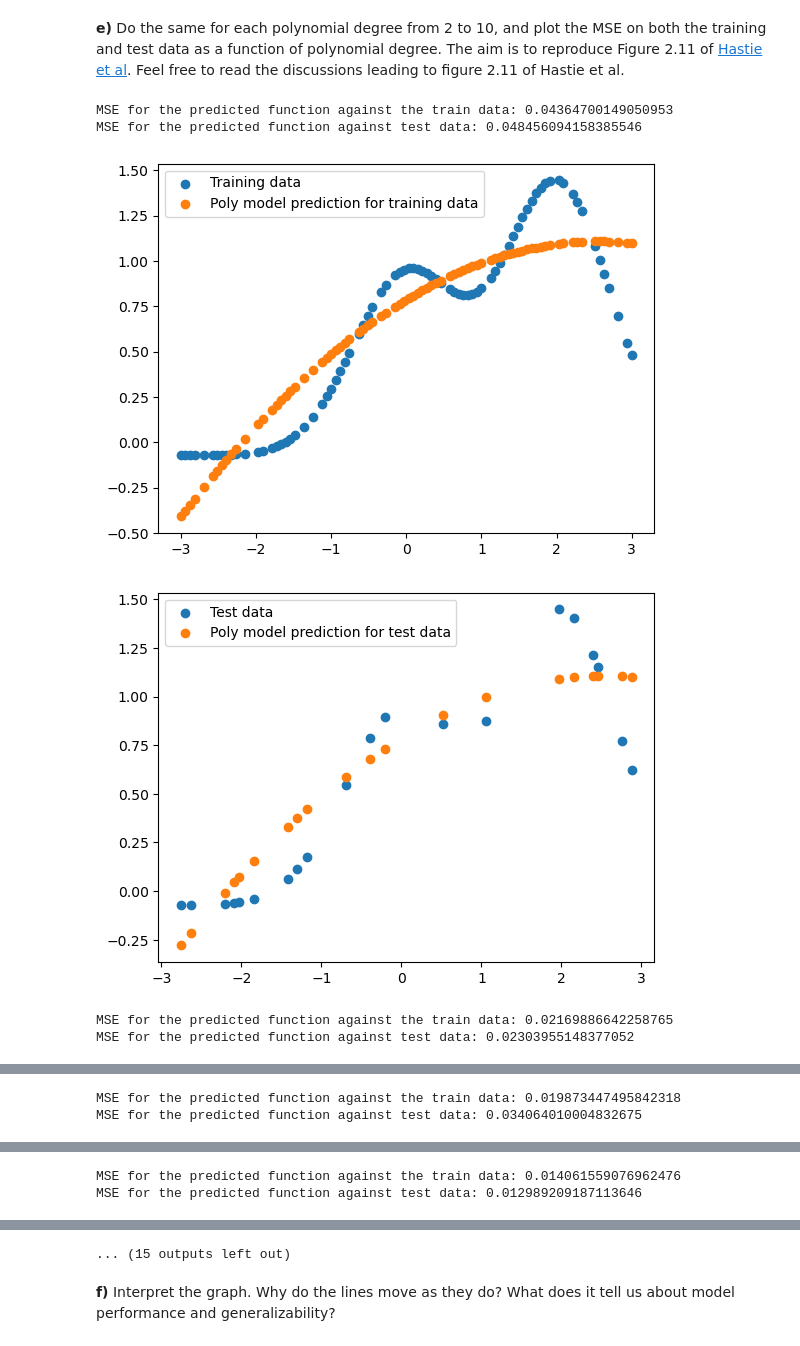
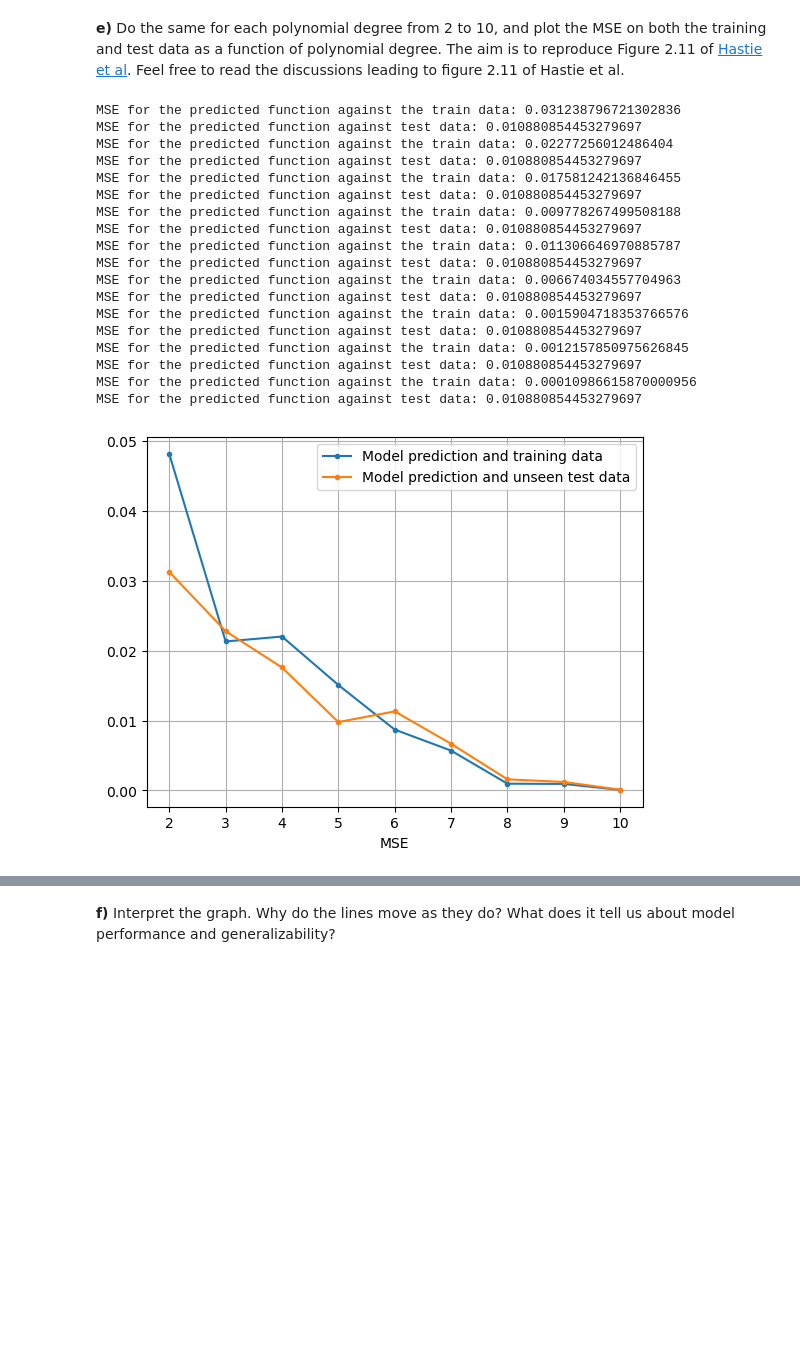
Before and after one commit to johnmagj/FYS-STK4155, a Jupyter notebook: Week35/exercises_week35.ipynb, the cells around one changed output, grey strips where cells are left out. Cells and saved outputs as stored; diff of their text form; code cells hidden in the pictures; blank space fills up the shorter version.

```diff
--- a/Week35/exercises_week35.ipynb
+++ b/Week35/exercises_week35.ipynb
@@ -420,56 +402,57 @@ We see that the MSE for the prediction on the test data is of the same order of
 # %%
 poly_min = 2
 poly_max = 10
 poly_degrees = np.arange(poly_min, poly_max + 1)
+
+MSE_predict_train = np.zeros(len(poly_degrees))
+MSE_predict_test = np.zeros(len(poly_degrees))
+
+j = 0   #Counter
 
 for i in poly_degrees:
     X = polynomial_features(x, i)
     X_train, X_test, y_train, y_test = train_test_split(X, y, test_size=0.2)
     x1_train = X_train[:,1]
     x1_test = X_test[:,1]
     beta = OLS_parameters(X_train, y_train)
     predict_train_y = model_func(x1_train, beta)
     predict_test_y = model_func(x1_test, beta)
 
+    MSE_predict_train[j] = mean_squared_error(y_train, predict_train_y)
+    MSE_predict_test[j] = mean_squared_error(y_test, predict_test_y)
+
+    j += 1
+
     predict_train_mse = mean_squared_error(y_train, predict_train_y)
-    predict_test_mse = mean_squared_error(y_test, predict_test_y)
+    predict_train_mse = mean_squared_error(y_test, predict_test_y)
     print("MSE for the predicted function against the train data:", predict_train_mse)
     print("MSE for the predicted function against test data:", predict_test_mse)
 
-    plt.scatter(x1_train, y_train, label = "Training data")
-    plt.scatter(x1_train, predict_train_y, label = "Poly model prediction for training data")
-    plt.legend()
-    plt.show()
-    plt.close()
-
-    plt.scatter(x1_test, y_test, label = "Test data")
-    plt.scatter(x1_test, predict_test_y, label = "Poly model prediction for test data")
-    plt.legend()
-    plt.show()
-    plt.close()
-
-#print(X_features_polys["X3"])  # Access the matrix for degree 3
-#print(np.shape(X_features_polys_split["X3_train"]))
-#print(beta_polys["beta3"])
-#print(predict_poly["pred_test3"])
-
-
-
-# plt.scatter(X_features_polys_split["X10_train"][:,1], X_features_polys_split["y10_train"], label = "Training data")
-# plt.scatter(X_features_polys_split["X10_train"][:,1], predict_poly["pred_train10"], label = "Poly model prediction for training data")
-# plt.legend()
-# plt.show()
-# plt.close()
-
-# plt.scatter(X_features_polys_split["X10_test"][:,1], X_features_polys_split["y10_test"], label = "Test data")
-# plt.scatter(X_features_polys_split["X10_test"][:,1], predict_poly["pred_test10"], label = "Poly model prediction for test data")
-# plt.legend()
-# plt.show()
-# plt.close()
+plt.plot(poly_degrees, MSE_predict_train, ".-",label = "Model prediction and training data")
+plt.plot(poly_degrees, MSE_predict_test, ".-", label = "Model prediction and unseen test data")
+plt.grid()
+plt.xlabel("Poly. degree")
+plt.xlabel("MSE")
+plt.legend()
+plt.show()
+plt.close()
 # %% [output]
-MSE for the predicted function against the train data: 0.04364700149050953
-MSE for the predicted function against test data: 0.048456094158385546
+MSE for the predicted function against the train data: 0.031238796721302836
+MSE for the predicted function against test data: 0.010880854453279697
+MSE for the predicted function against the train data: 0.02277256012486404
+MSE for the predicted function against test data: 0.010880854453279697
+MSE for the predicted function against the train data: 0.017581242136846455
+MSE for the predicted function against test data: 0.010880854453279697
+MSE for the predicted function against the train data: 0.009778267499508188
+MSE for the predicted function against test data: 0.010880854453279697
+MSE for the predicted function against the train data: 0.011306646970885787
+MSE for the predicted function against test data: 0.010880854453279697
+MSE for the predicted function against the train data: 0.006674034557704963
+MSE for the predicted function against test data: 0.010880854453279697
+MSE for the predicted function against the train data: 0.0015904718353766576
+MSE for the predicted function against test data: 0.010880854453279697
+MSE for the predicted function against the train data: 0.0012157850975626845
+MSE for the predicted function against test data: 0.010880854453279697
+MSE for the predicted function against the train data: 0.00010986615870000956
+MSE for the predicted function against test data: 0.010880854453279697
-[figure, old version]
+[figure, new version]
-[figure, removed]
-MSE for the predicted function against the train data: 0.02169886642258765
-MSE for the predicted function against test data: 0.02303955148377052
@@ -478,2 +458,0 @@ MSE for the predicted function against test data: 0.02303955148377052
-MSE for the predicted function against the train data: 0.019873447495842318
-MSE for the predicted function against test data: 0.034064010004832675
@@ -482,2 +458,0 @@ MSE for the predicted function against test data: 0.034064010004832675
-MSE for the predicted function against the train data: 0.014061559076962476
-MSE for the predicted function against test data: 0.012989209187113646
@@ -486,4 +459,3 @@ MSE for the predicted function against test data: 0.012989209187113646
-... (15 outputs left out)
 # %% [markdown]
 **f)** Interpret the graph. Why do the lines move as they do? What does it tell us about model performance and generalizability?
 # %% [markdown]
```
Also changed, not shown: parts of 4 cells of this notebook.
